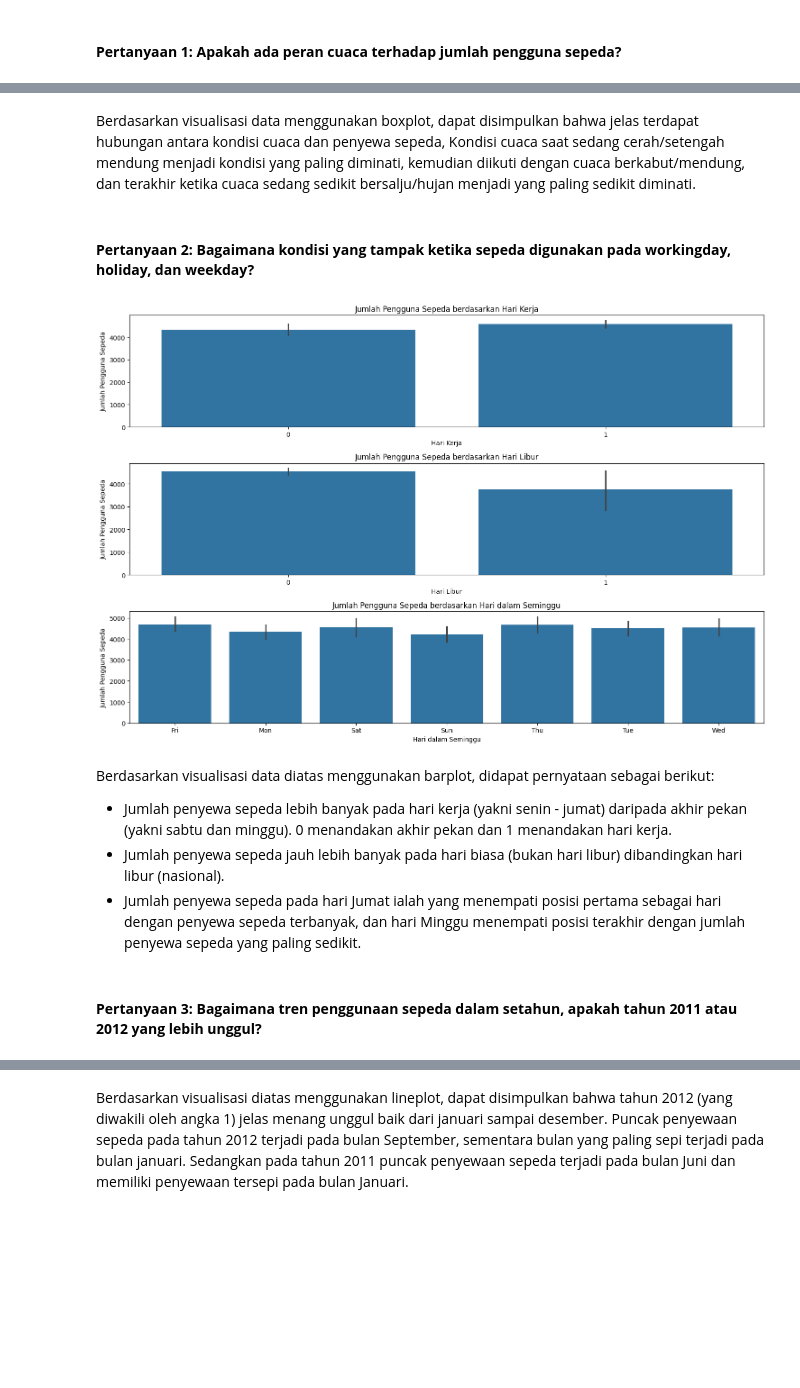
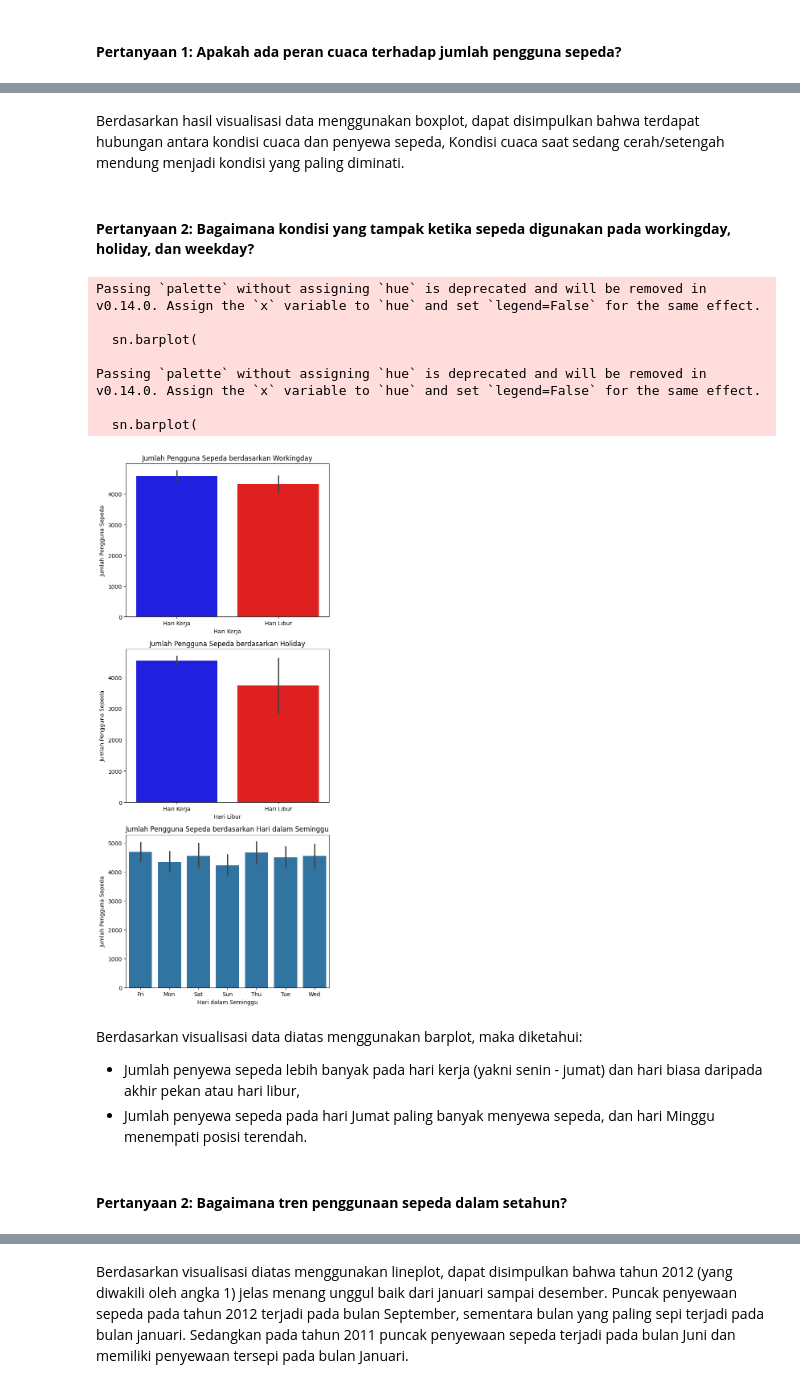
Before and after one commit to Mahhmudd/Submission, a Jupyter notebook: notebook.ipynb, the cells around one changed output, grey strips where cells are left out. Saved outputs shown, nothing was run; the diff lists cells and outputs as text; code cells hidden in the pictures; blank space fills up the shorter version.

```diff
--- a/notebook.ipynb
+++ b/notebook.ipynb
@@ -264,6 +262,15 @@ day_df['weather_cond'] = day_df['weather_cond'].map({
     3: 'Light Snow/Rain',
     4: 'Severe Weather'
 })
+day_df['holiday'] = day_df['holiday'].map({
+    0: 'Hari Kerja', 1: 'Hari Libur'
+})
+day_df['workingday'] = day_df['workingday'].map({
+    0: 'Hari Libur', 1: 'Hari Kerja'
+})
+day_df['year'] = day_df['year'].map({
+    0: '2011', 1: '2012'
+})
 # %%
 # Mengubah tipe data ke datetime
 day_df['dateday'] = pd.to_datetime(day_df.dateday)
@@ -476,51 +481,60 @@ plt.show()
 # %% [markdown]
-Berdasarkan visualisasi data menggunakan boxplot, dapat disimpulkan bahwa jelas terdapat hubungan antara kondisi cuaca dan penyewa sepeda, Kondisi cuaca saat sedang cerah/setengah mendung menjadi kondisi yang paling diminati, kemudian diikuti dengan cuaca berkabut/mendung, dan terakhir ketika cuaca sedang sedikit bersalju/hujan menjadi yang paling sedikit diminati.
+Berdasarkan hasil visualisasi data menggunakan boxplot, dapat disimpulkan bahwa terdapat hubungan antara kondisi cuaca dan penyewa sepeda, Kondisi cuaca saat sedang cerah/setengah mendung menjadi kondisi yang paling diminati.
 # %% [markdown]
 #### **Pertanyaan 2: Bagaimana kondisi yang tampak ketika sepeda digunakan pada workingday, holiday, dan weekday?**
 # %%
-fig, axes = plt.subplots(nrows=3, ncols=1, figsize=(15,10))
+fig, axes = plt.subplots(nrows=3, ncols=1, figsize=(6,14))
 
 # Berdasarkan workingday
 sn.barplot(
     x='workingday',
     y='count',
+    palette=['blue', 'red'],
     data=day_df,
     ax=axes[0])
-axes[0].set_title('Jumlah Pengguna Sepeda berdasarkan Hari Kerja')
+axes[0].set_title('Jumlah Pengguna Sepeda berdasarkan Workingday')
 axes[0].set_xlabel('Hari Kerja')
 axes[0].set_ylabel('Jumlah Pengguna Sepeda')
 
 # Berdasarkan holiday
 sn.barplot(
   x='holiday',
   y='count',
+  palette=['blue', 'red'],
   data=day_df,
   ax=axes[1])
-axes[1].set_title('Jumlah Pengguna Sepeda berdasarkan Hari Libur')
+axes[1].set_title('Jumlah Pengguna Sepeda berdasarkan Holiday')
 axes[1].set_xlabel('Hari Libur')
 axes[1].set_ylabel('Jumlah Pengguna Sepeda')
 
 # Berdasarkan weekday
 sn.barplot(
   x='weekday',
   y='count',
   data=day_df,
   ax=axes[2])
+
 axes[2].set_title('Jumlah Pengguna Sepeda berdasarkan Hari dalam Seminggu')
 axes[2].set_xlabel('Hari dalam Seminggu')
 axes[2].set_ylabel('Jumlah Pengguna Sepeda')
 
 plt.tight_layout()
 plt.show()
 # %% [output]
+Passing `palette` without assigning `hue` is deprecated and will be removed in v0.14.0. Assign the `x` variable to `hue` and set `legend=False` for the same effect.
+
+  sn.barplot(
+
+Passing `palette` without assigning `hue` is deprecated and will be removed in v0.14.0. Assign the `x` variable to `hue` and set `legend=False` for the same effect.
+
+  sn.barplot(
-[figure, old version]
+[figure, new version]
 # %% [markdown]
-Berdasarkan visualisasi data diatas menggunakan barplot, didapat pernyataan sebagai berikut:
-- Jumlah penyewa sepeda lebih banyak pada hari kerja (yakni senin - jumat) daripada akhir pekan (yakni sabtu dan minggu). 0 menandakan akhir pekan dan 1 menandakan hari kerja.
-- Jumlah penyewa sepeda jauh lebih banyak pada hari biasa (bukan hari libur) dibandingkan hari libur (nasional).
-- Jumlah penyewa sepeda pada hari Jumat ialah yang menempati posisi pertama sebagai hari dengan penyewa sepeda terbanyak, dan hari Minggu menempati posisi terakhir dengan jumlah penyewa sepeda yang paling sedikit.
+Berdasarkan visualisasi data diatas menggunakan barplot, maka diketahui:
+- Jumlah penyewa sepeda lebih banyak pada hari kerja (yakni senin - jumat) dan hari biasa daripada akhir pekan atau hari libur,
+- Jumlah penyewa sepeda pada hari Jumat paling banyak menyewa sepeda, dan hari Minggu menempati posisi terendah.
 # %% [markdown]
-#### **Pertanyaan 3: Bagaimana tren penggunaan sepeda dalam setahun, apakah tahun 2011 atau 2012 yang lebih unggul?**
+#### **Pertanyaan 2: Bagaimana tren penggunaan sepeda dalam setahun?**
 # %%
 day_df['month'] = pd.Categorical(day_df['month'], categories=
     ['Jan','Feb','Mar','Apr','May','Jun','Jul','Aug','Sep','Oct','Nov','Dec'],
```
Also changed, not shown: parts of 33 cells of this notebook, 7 other files.
